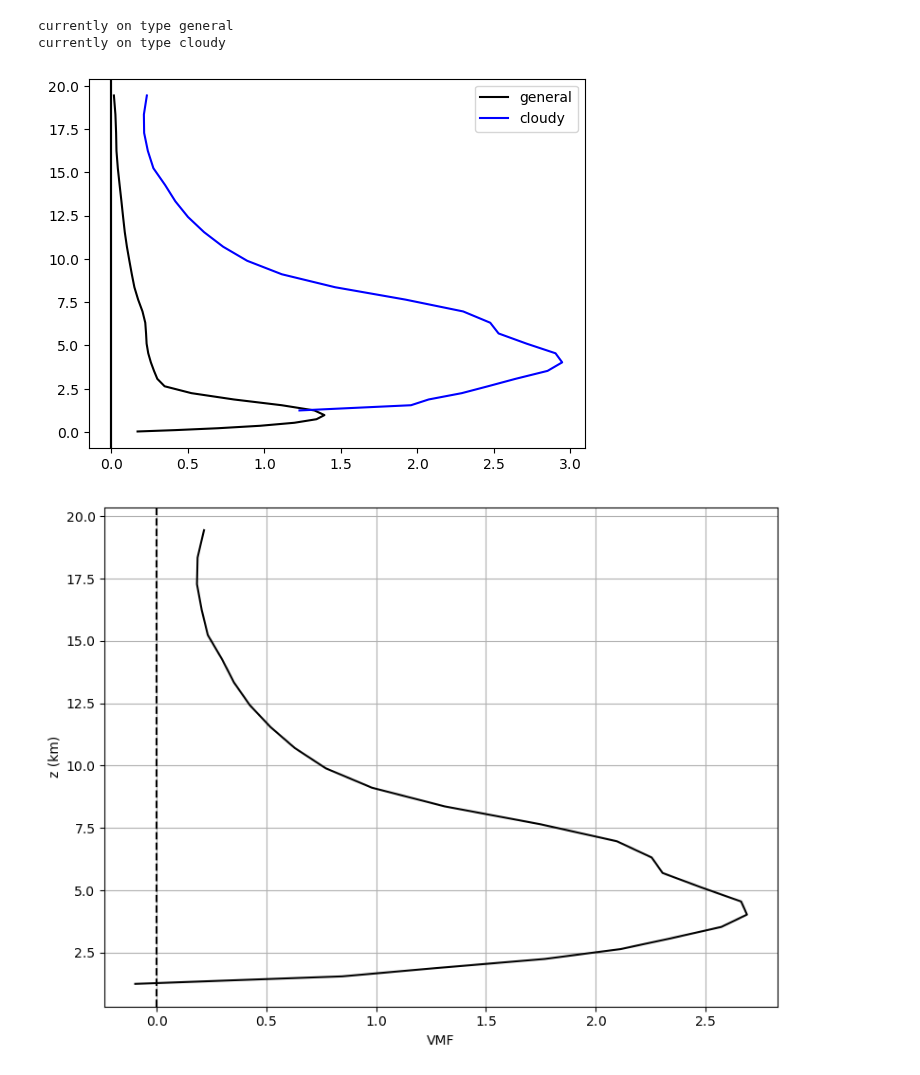
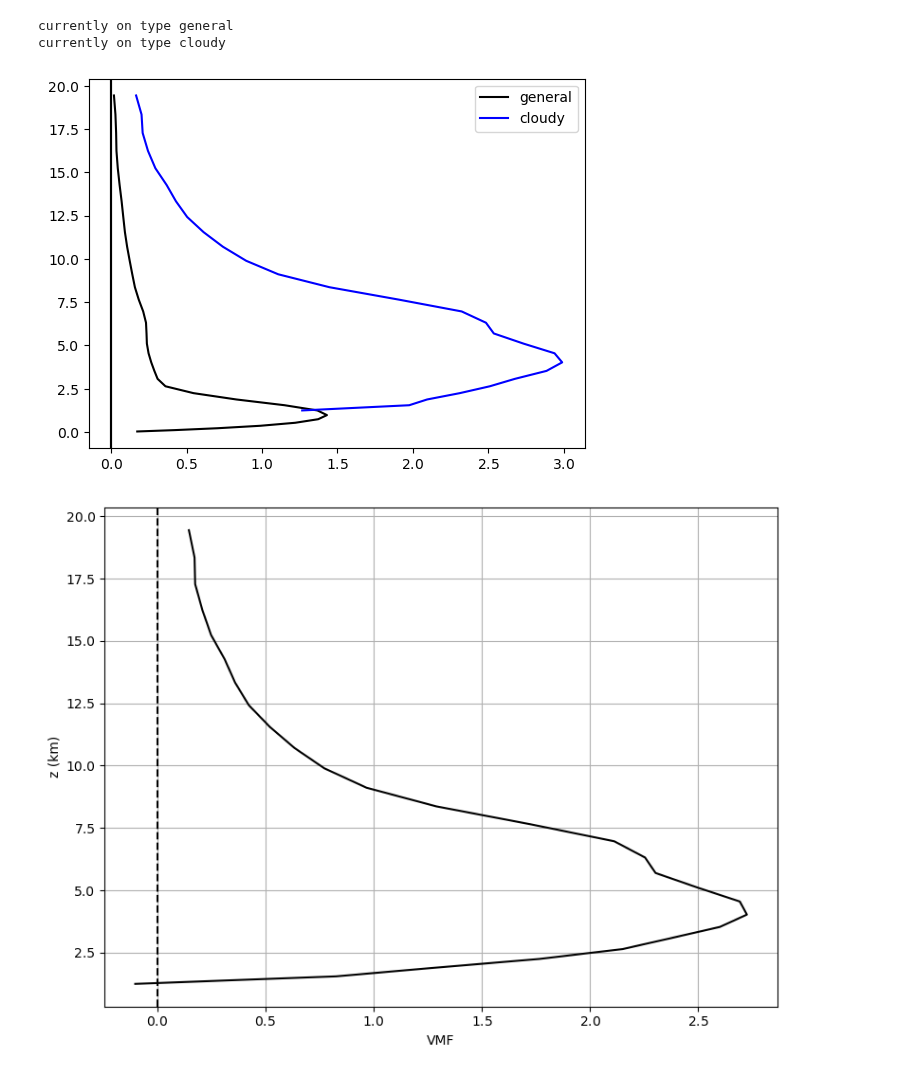
Before and after one commit to torrilab/DCI-Project, a Jupyter notebook: Code/Project_Algorithms/Domain_Profiles/Eulerian_VMF_Updraft_Profiles_Plotting.ipynb, the cells around one changed output. Cells and saved outputs as stored; diff of their text form; code cells hidden in the pictures.

```diff
--- a/Code/Project_Algorithms/Domain_Profiles/Eulerian_VMF_Updraft_Profiles_Plotting.ipynb
+++ b/Code/Project_Algorithms/Domain_Profiles/Eulerian_VMF_Updraft_Profiles_Plotting.ipynb
@@ -91,10 +91,17 @@ if plotting==True:
     for type in ["general","cloudy"]:
         print(f'currently on type {type}')
         dir2=dir+'Project_Algorithms/Domain_Profiles/'
+
+        ##########
+        # if type == "general":
+        #     input_file =dir2+f'job_out/general_eulerian_eulerian_VMF_profiles_{res}_{t_res}_{Np_str}.h5'
+        # elif type == "cloudy":
+        #     input_file =dir2+f'job_out/cloudy_eulerian_eulerian_VMF_profiles_{res}_{t_res}_{Np_str}.h5'
         if type == "general":
-            input_file =dir2+f'job_out/general_eulerian_eulerian_VMF_profiles_{res}_{t_res}_{Np_str}.h5'
+            input_file = dir2+f'job_out/general_eulerian_profiles_{res}_{t_res}_{Np_str}.h5'
         elif type == "cloudy":
-            input_file =dir2+f'job_out/cloudy_eulerian_eulerian_VMF_profiles_{res}_{t_res}_{Np_str}.h5'
+            input_file = dir2+f'job_out/cloudy_eulerian_profiles_{res}_{t_res}_{Np_str}.h5'
+        ##########
 
         with h5py.File(input_file, 'r') as f:
             if type == "general":
@@ -123,7 +130,7 @@ if plotting==True:
 # %% [output]
 currently on type general
 currently on type cloudy
-[figure, old version]
+[figure, new version]
 # %%
 def average_difference(array1, array2):
     out_var_one=averaged_profiles(array1)
@@ -157,17 +164,22 @@ if plotting==True:
 
     def get_data(type):
         dir2=dir+'Project_Algorithms/Domain_Profiles/'
+        ##########
+        # if type == "general":
+        #     input_file =dir2+f'job_out/general_eulerian_eulerian_VMF_profiles_{res}_{t_res}_{Np_str}.h5'
+        # elif type == "cloudy":
+        #     input_file =dir2+f'job_out/cloudy_eulerian_eulerian_VMF_profiles_{res}_{t_res}_{Np_str}.h5'
         if type == "general":
-            input_file =dir2+f'job_out/general_eulerian_eulerian_VMF_profiles_{res}_{t_res}_{Np_str}.h5'
+            input_file = dir2+f'job_out/general_eulerian_profiles_{res}_{t_res}_{Np_str}.h5'
         elif type == "cloudy":
-            input_file =dir2+f'job_out/cloudy_eulerian_eulerian_VMF_profiles_{res}_{t_res}_{Np_str}.h5'
+            input_file = dir2+f'job_out/cloudy_eulerian_profiles_{res}_{t_res}_{Np_str}.h5'
+        ##########
 
         with h5py.File(input_file, 'r') as f:
             if type == "general":
                 VMF = np.array(f['profile_VMF_g'])
             elif type == "cloudy":
                 VMF = np.array(f['profile_VMF_c'])
-
         return VMF
 
 
@@ -184,31 +196,31 @@ if plotting==True:
 
             #get profile
             types=['cloudy','general']
             out_var_one=get_data(types[0])
             out_var_two=get_data(types[1])
 
             #finding where cloudy updraft count goes below 10
             cutofflow=np.where(out_var_one[:,1]>10)[0][0]
             cutoffhigh=np.where(out_var_one[:,1]>10)[0][-1]
 
             #averaging
             out_var_diff=average_difference(out_var_one,out_var_two)
 
             axis.plot(out_var_diff[:,0],out_var_diff[:,-1],color='k')
             axis.axvline(0,color='k',linestyle='dashed')
             # axis.set_ylim(bottom=0,top=20)
             ## axis.set_ylim(bottom=data['zh'][cutofflow],top=data['zh'][cutoffhigh])
             #labeling
             axis.set_ylabel('z (km)');axis.set_xlabel(xlabel);
             axis.grid(True)
             # axis.legend(fontsize='small') #only adds legend at final variable
 
             if axis==axis:
                 apply_scientific_notation([axis])
 
             # axis.set_yticks(list(axis.get_yticks()) + [data['zh'][cutofflow]]) #TESTING
         plt.tight_layout()
 
     diff_plotting()
 # %% [output]
-[figure, old version]
+[figure, new version]
```
Also changed, not shown: parts of 1 cell of this notebook, 30 other files.
